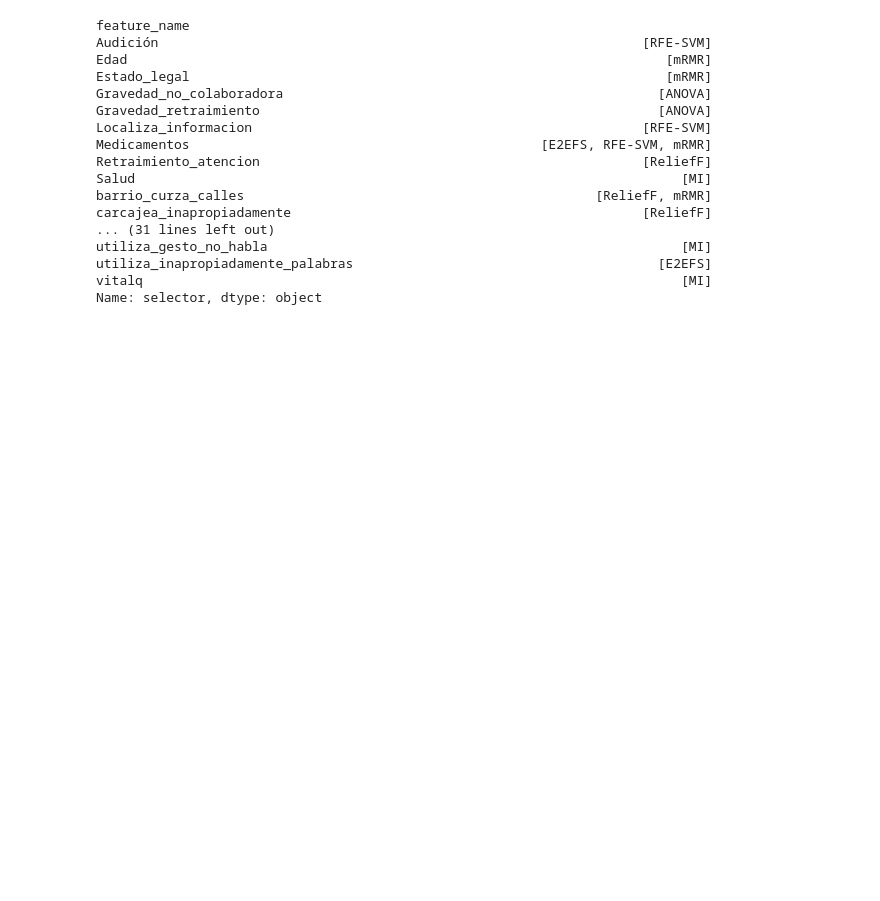
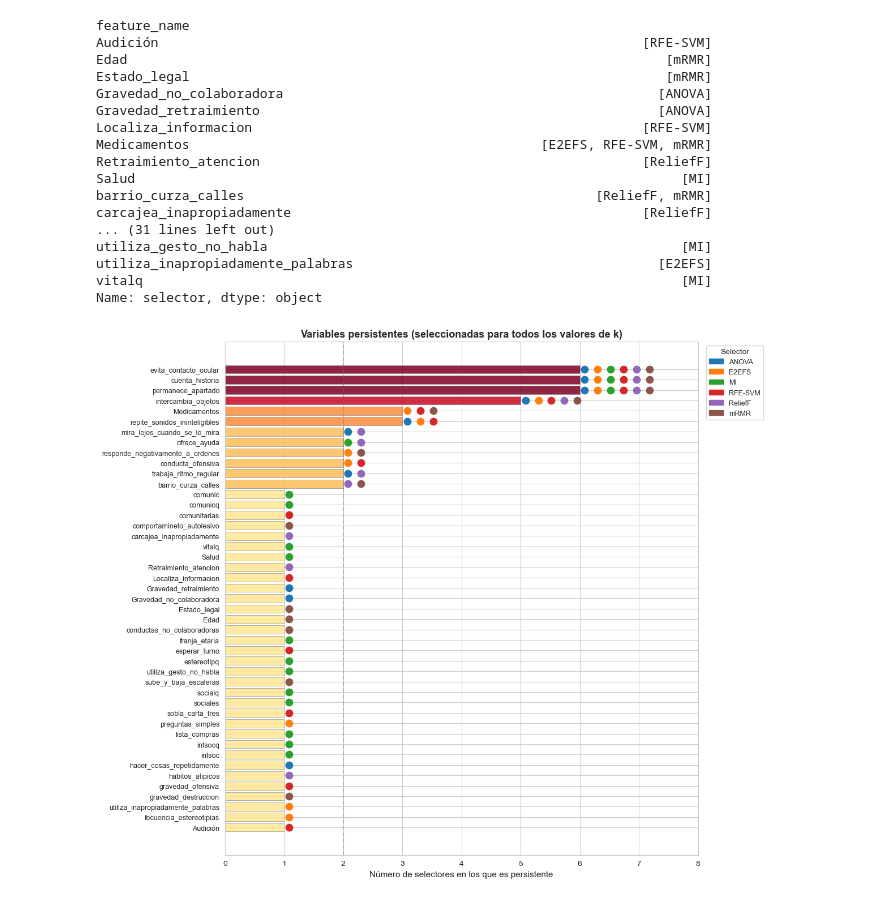
Before and after one commit to angelvilarino/TFG, a Jupyter notebook: analysis.ipynb, the cells around one changed output. Cells and saved outputs as stored; diff of their text form; code cells hidden in the pictures; blank space fills up the shorter version.

```diff
--- a/analysis.ipynb
+++ b/analysis.ipynb
@@ -1418,4 +1436,58 @@ utiliza_gesto_no_habla                                                     [MI]
 utiliza_inapropiadamente_palabras                                       [E2EFS]
 vitalq                                                                     [MI]
 Name: selector, dtype: object
+# %%
+import matplotlib.pyplot as plt
+import matplotlib.patches as mpatches
+import numpy as np
+
+# --- DATOS DE PERSISTENCIA ---
+persistence_data = {f: sels for f, sels in
+    df_persistence.groupby('feature_name')['selector'].apply(list).items()}
+
+# Ordenar por número de selectores (descendente) y filtrar los que tienen ≥2
+df_plot = pd.DataFrame([
+    {'feature_name': f, 'num_selectors': len(s), 'selectors': s}
+    for f, s in persistence_data.items()
+]).sort_values('num_selectors', ascending=True)
+
+# Paleta por número de selectores
+all_selectors = ['ANOVA', 'E2EFS', 'MI', 'RFE-SVM', 'ReliefF', 'mRMR']
+sel_colors = {s: c for s, c in zip(all_selectors,
+    ['#1f77b4','#ff7f0e','#2ca02c','#d62728','#9467bd','#8c564b'])}
+
+fig, ax = plt.subplots(figsize=(12, 10))
+
+for i, row in df_plot.reset_index(drop=True).iterrows():
+    feat = row['feature_name']
+    sels = row['selectors']
+    n = row['num_selectors']
+
+    # Color de la barra según número de selectores
+    bar_color = plt.cm.YlOrRd(n / 6)
+    ax.barh(i, n, color=bar_color, edgecolor='grey', linewidth=0.5, alpha=0.85)
+
+    # Puntos de colores por selector
+    for j, sel in enumerate(sorted(sels)):
+        ax.scatter(n + 0.08 + j * 0.22, i, color=sel_colors[sel],
+                   s=80, zorder=5, marker='o')
+
+ax.set_yticks(range(len(df_plot)))
+ax.set_yticklabels(df_plot['feature_name'].tolist(), fontsize=9)
+ax.set_xlabel('Número de selectores en los que es persistente', fontsize=11)
+ax.set_title('Variables persistentes (seleccionadas para todos los valores de k)',
+             fontsize=13, fontweight='bold')
+ax.set_xlim(0, 8)
+ax.axvline(x=2, color='gray', linestyle='--', alpha=0.4)
+
+# Leyenda selectores
+legend_patches = [mpatches.Patch(color=c, label=s) for s, c in sel_colors.items()]
+ax.legend(handles=legend_patches, title='Selector', bbox_to_anchor=(1.01, 1),
+          loc='upper left', fontsize=9)
+
+plt.tight_layout()
+plt.savefig('graficas_cap5/persistencia_variables.png', dpi=150, bbox_inches='tight')
+plt.show()
+# %% [output]
+[figure, added]
 # %% [markdown]
```
Also changed, not shown: parts of 34 cells of this notebook, 2 other files.
